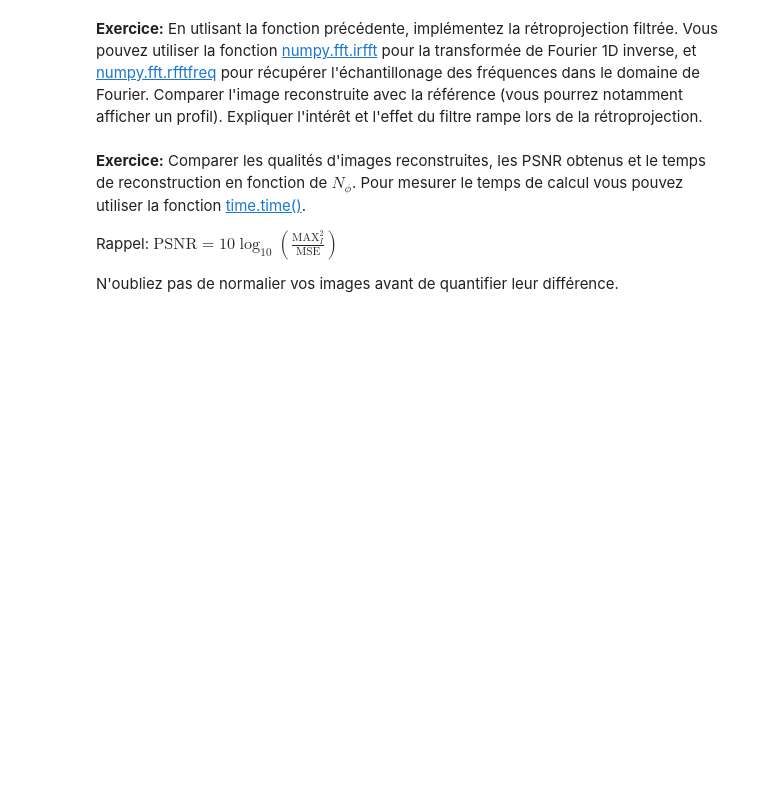
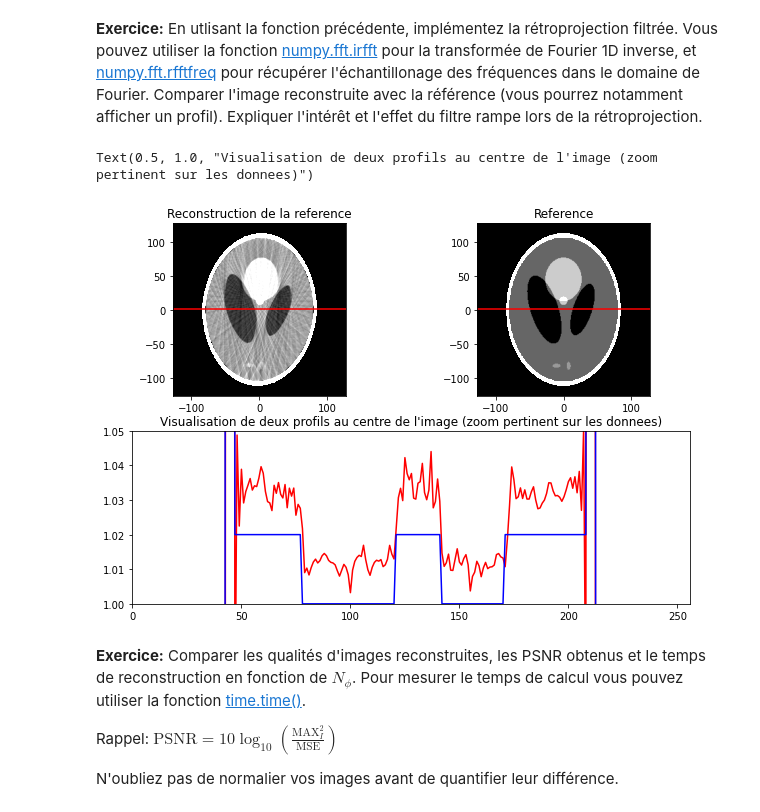
Before and after one commit to Guillaume0477/Tomographie, a Jupyter notebook: tp_tomo.ipynb, the cells around one changed output. Saved outputs shown, nothing was run; the diff lists cells and outputs as text; code cells hidden in the pictures; blank space fills up the shorter version.

```diff
--- a/tp_tomo.ipynb
+++ b/tp_tomo.ipynb
@@ -342,3 +294,42 @@ plt.colorbar()
+# %%
+# freqs = np.fft.rfftfreq(len(s)-1, s[1] - s[0])
+def BackprojectionFiltered(Nphi, sinogram, s, x1, x2) :
+    r,R = RampFilterBL(s)
+
+    PROJ = np.fft.rfft(sinogram,axis=1, n= sinogram.shape[1]*2)
+
+    MULT = np.multiply(R,PROJ)
+
+    mult = np.fft.irfft(MULT)[:,:sinogram.shape[1]]
+
+    rec = BackprojectionSimple(Nphi,mult,s,x1,x2)
+
+    return rec
+
+
+sref = np.shape(reference)
+rec = BackprojectionFiltered(Nphi, sinogram, s, x1, x2)
+
+plt.figure(figsize=[10.0,7.0])
+plt.subplot(221)
+plt.imshow(rec,clim=[1.0,1.05], cmap=plt.cm.gray, extent=(x1[0],x1[-1],x2[0],x2[-1]), origin='lower')
+plt.plot([x2[0],x2[-1]], [x1[int(sref[0]/2)], x1[int(sref[0]/2)]], '-r')
+plt.title("Reconstruction de la reference")
+
+plt.subplot(222)
+plt.imshow(reference, clim=[1.0, 1.05], cmap = plt.cm.gray, extent=(x1[0],x1[-1],x2[0],x2[-1]), origin='lower')
+plt.plot([x2[0],x2[-1]], [x1[int(sref[0]/2)], x1[int(sref[0]/2)]], '-r')
+plt.title("Reference")
+
+plt.subplot(212)
+plt.plot(rec[int(sref[0]/2),:], 'r')
+plt.plot(reference[int(sref[0]/2),:], 'b')
+# plt.plot(rec[int(sref[0]/2),:] - reference[int(sref[0]/2),:], 'g')
+plt.axis([0, sref[1], 1, 1.05])
+plt.title("Visualisation de deux profils au centre de l'image (zoom pertinent sur les donnees)")
+# %% [output]
+Text(0.5, 1.0, "Visualisation de deux profils au centre de l'image (zoom pertinent sur les donnees)")
+[figure, added]
 # %% [markdown]
 **Exercice:** Comparer les qualités d'images reconstruites, les PSNR obtenus et le temps de reconstruction en fonction de $N_\phi$. Pour mesurer le temps de calcul vous pouvez utiliser la fonction [time.time()](https://docs.python.org/3/library/time.html).
 
```
Also changed, not shown: parts of 10 cells of this notebook.
